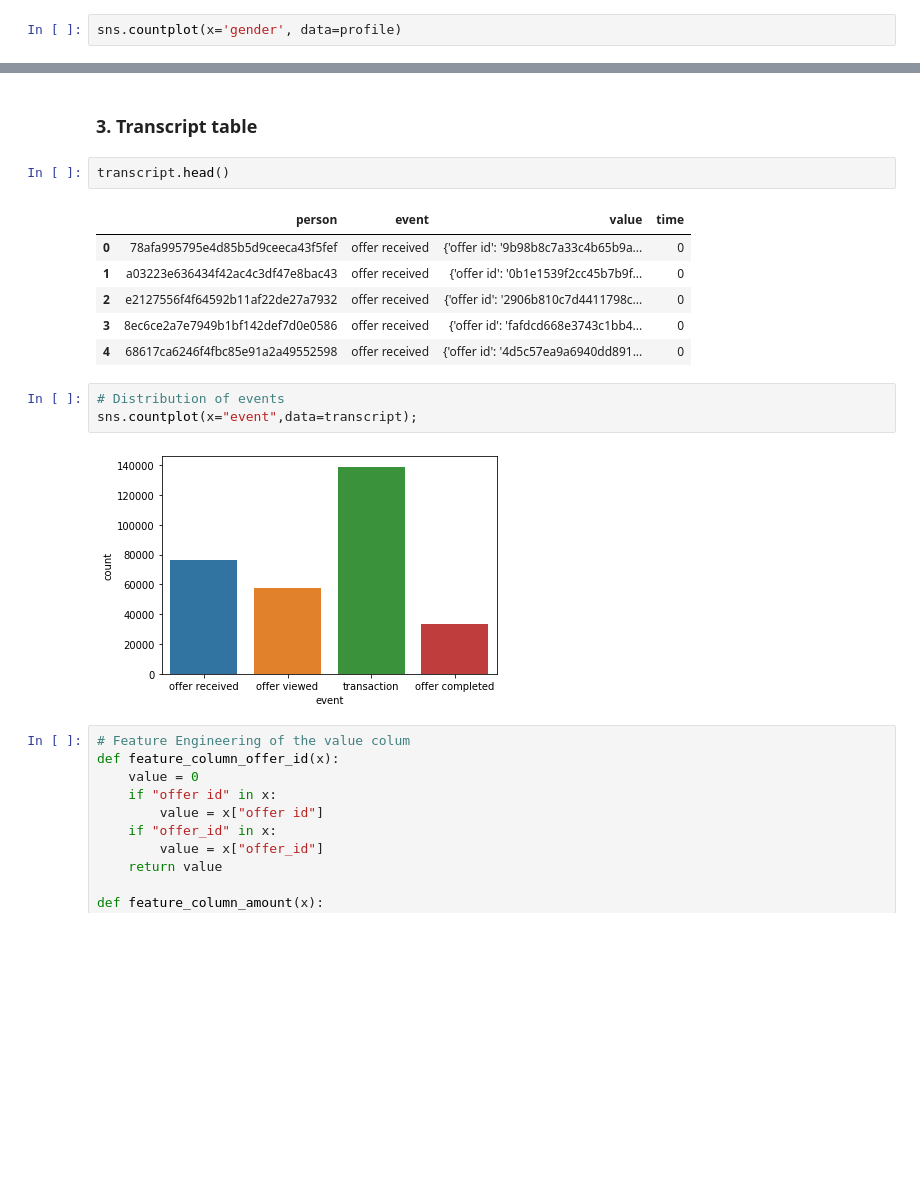
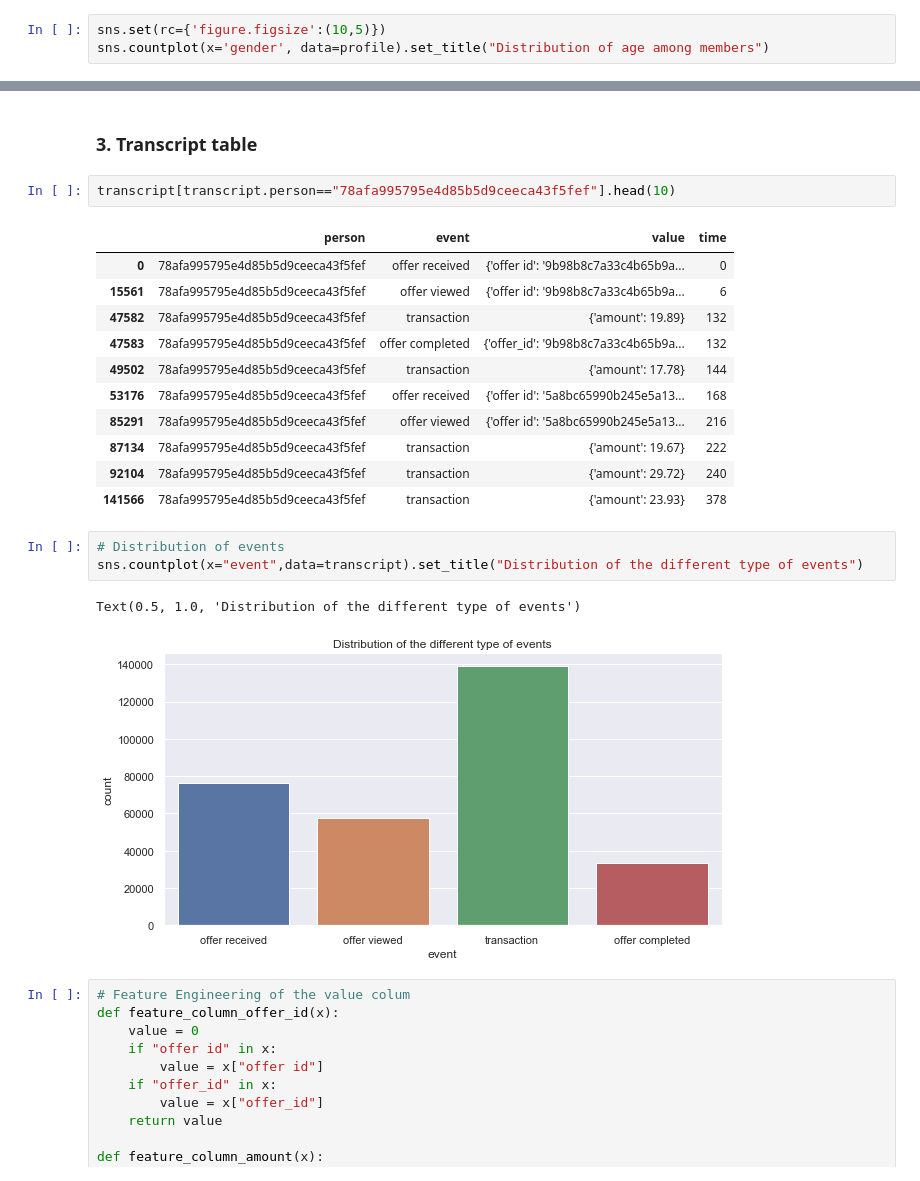
Before and after one commit to henribxn/udacityprojects_term2, a Jupyter notebook: CapstoneProject/Starbucks_Capstone_notebook.ipynb, the cells around one changed output, grey strips where cells are left out. Saved outputs shown, nothing was run; the diff lists cells and outputs as text; blank space fills up the shorter version.

```diff
--- a/CapstoneProject/Starbucks_Capstone_notebook.ipynb
+++ b/CapstoneProject/Starbucks_Capstone_notebook.ipynb
@@ -193,3 +207,4 @@ profile.income.hist();
 # %%
-sns.countplot(x='gender', data=profile)
+sns.set(rc={'figure.figsize':(10,5)})
+sns.countplot(x='gender', data=profile).set_title("Distribution of age among members")
 # %% [output]
@@ -232,19 +247,25 @@ cleaned_profile.head()
 # %% [markdown]
 ### 3. Transcript table
 # %%
-transcript.head()
+transcript[transcript.person=="78afa995795e4d85b5d9ceeca43f5fef"].head(10)
 # %% [output]
 |  | person | event | value | time |
 | 0 | 78afa995795e4d85b5d9ceeca43f5fef | offer received | {'offer id': '9b98b8c7a33c4b65b9a... | 0 |
-| 1 | a03223e636434f42ac4c3df47e8bac43 | offer received | {'offer id': '0b1e1539f2cc45b7b9f... | 0 |
-| 2 | e2127556f4f64592b11af22de27a7932 | offer received | {'offer id': '2906b810c7d4411798c... | 0 |
-| 3 | 8ec6ce2a7e7949b1bf142def7d0e0586 | offer received | {'offer id': 'fafdcd668e3743c1bb4... | 0 |
-| 4 | 68617ca6246f4fbc85e91a2a49552598 | offer received | {'offer id': '4d5c57ea9a6940dd891... | 0 |
+| 15561 | 78afa995795e4d85b5d9ceeca43f5fef | offer viewed | {'offer id': '9b98b8c7a33c4b65b9a... | 6 |
+| 47582 | 78afa995795e4d85b5d9ceeca43f5fef | transaction | {'amount': 19.89} | 132 |
+| 47583 | 78afa995795e4d85b5d9ceeca43f5fef | offer completed | {'offer_id': '9b98b8c7a33c4b65b9a... | 132 |
+| 49502 | 78afa995795e4d85b5d9ceeca43f5fef | transaction | {'amount': 17.78} | 144 |
+| 53176 | 78afa995795e4d85b5d9ceeca43f5fef | offer received | {'offer id': '5a8bc65990b245e5a13... | 168 |
+| 85291 | 78afa995795e4d85b5d9ceeca43f5fef | offer viewed | {'offer id': '5a8bc65990b245e5a13... | 216 |
+| 87134 | 78afa995795e4d85b5d9ceeca43f5fef | transaction | {'amount': 19.67} | 222 |
+| 92104 | 78afa995795e4d85b5d9ceeca43f5fef | transaction | {'amount': 29.72} | 240 |
+| 141566 | 78afa995795e4d85b5d9ceeca43f5fef | transaction | {'amount': 23.93} | 378 |
 # %%
 # Distribution of events
-sns.countplot(x="event",data=transcript);
+sns.countplot(x="event",data=transcript).set_title("Distribution of the different type of events")
 # %% [output]
+Text(0.5, 1.0, 'Distribution of the different type of events')
-[figure, old version]
+[figure, new version]
 # %%
 # Feature Engineering of the value colum
 def feature_column_offer_id(x):
```
Also changed, not shown: parts of 43 cells of this notebook, 2 other files.
